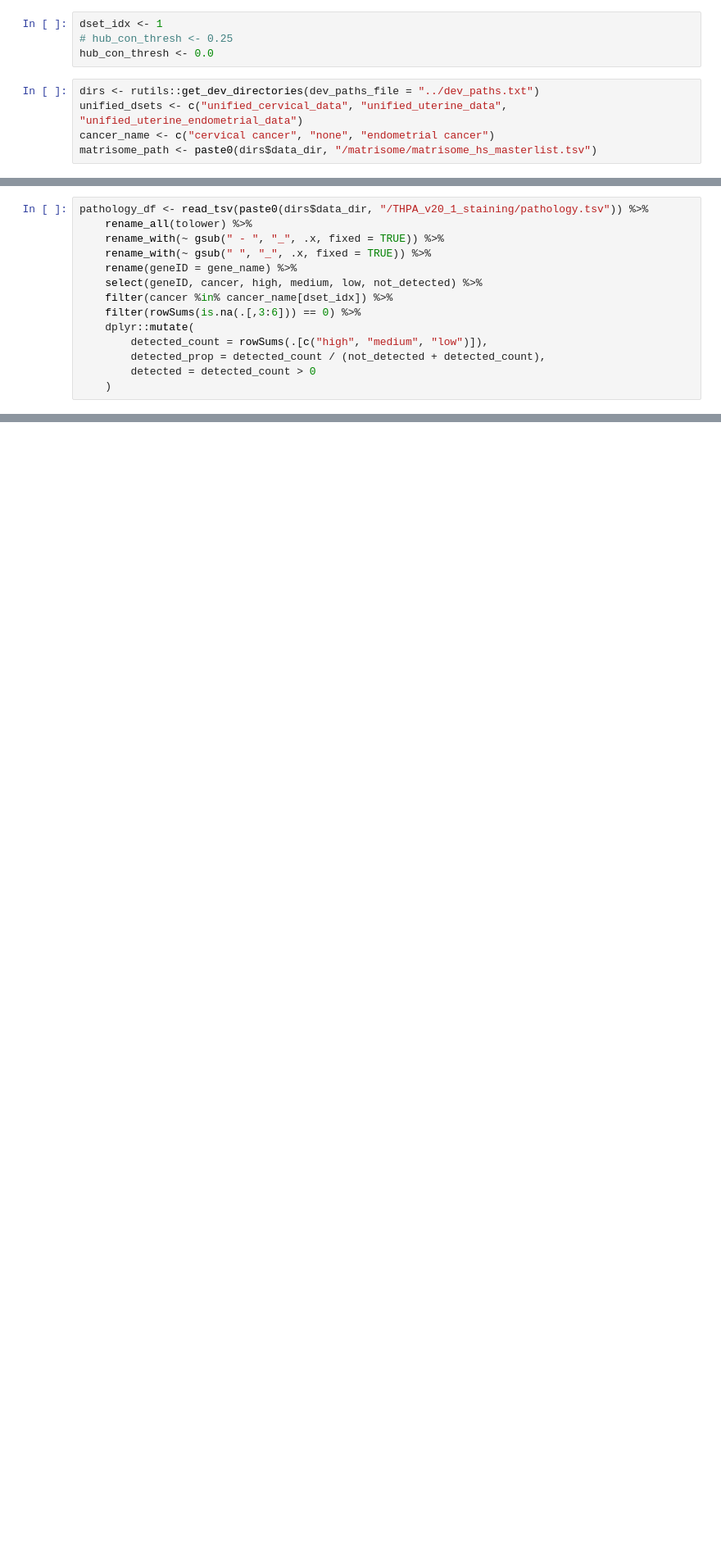
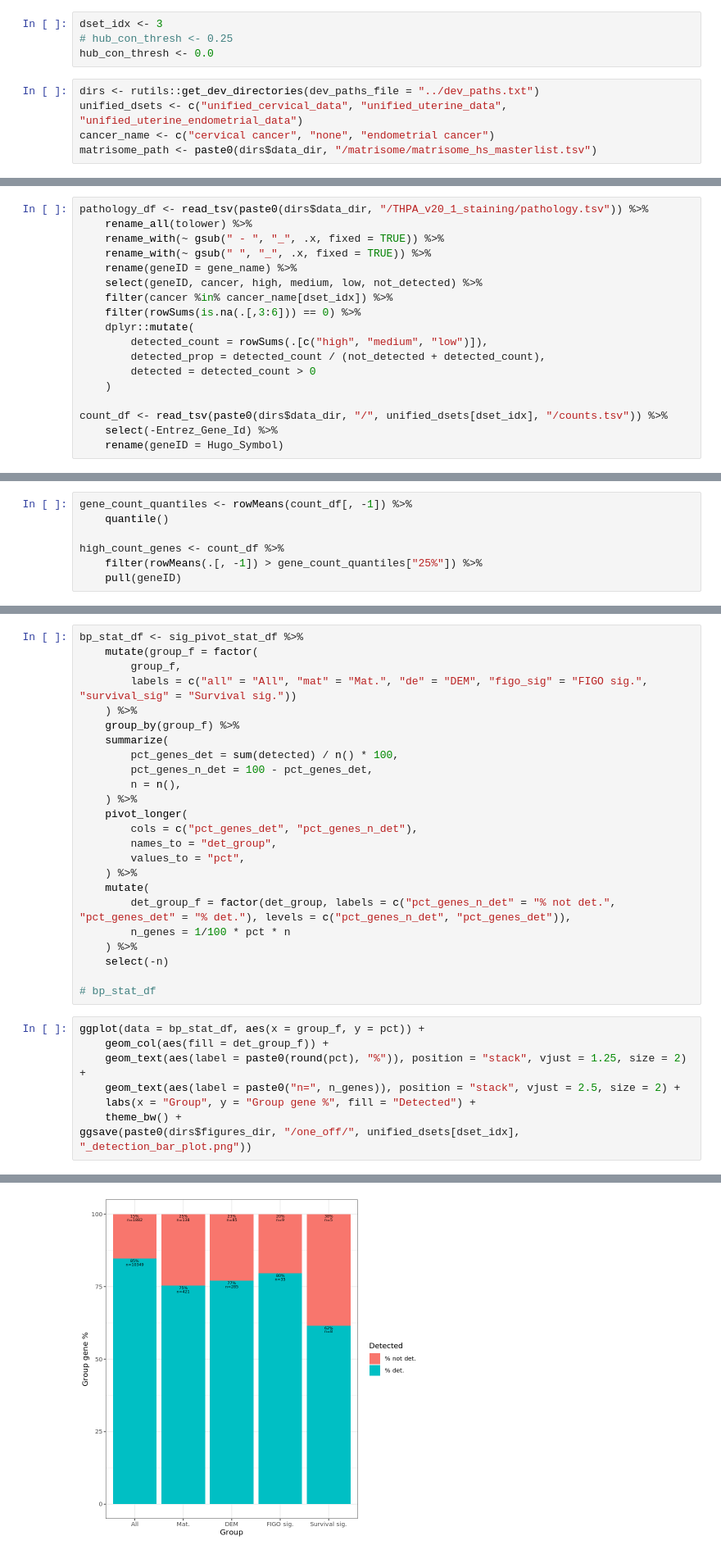
Before and after one commit to fogg-lab/characterizing-ecm-transcriptome-of-endometriosis, a Jupyter notebook: meta_analysis/protein_meta.ipynb, the cells around one changed output, grey strips where cells are left out. Shown at 82% size. Cells and saved outputs as stored; diff of their text form; blank space fills up the shorter version.

Commit message:
Some basic pathology analysis figures.

```diff
--- a/meta_analysis/protein_meta.ipynb
+++ b/meta_analysis/protein_meta.ipynb
@@ -15,7 +15,7 @@ v readr   1.4.0     v forcats 0.5.1
 x dplyr::filter() masks stats::filter()
 x dplyr::lag()    masks stats::lag()
 # %%
-dset_idx <- 1
+dset_idx <- 3
 # hub_con_thresh <- 0.25
 hub_con_thresh <- 0.0
 # %%
@@ -75,4 +75,8 @@ pathology_df <- read_tsv(paste0(dirs$data_dir, "/THPA_v20_1_staining/pathology.t
         detected_prop = detected_count / (not_detected + detected_count),
         detected = detected_count > 0
     )
+
+count_df <- read_tsv(paste0(dirs$data_dir, "/", unified_dsets[dset_idx], "/counts.tsv")) %>%
+    select(-Entrez_Gene_Id) %>%
+    rename(geneID = Hugo_Symbol)
 # %% [output]
@@ -120 +100,8 @@ A tibble: 6 × 2
+# %%
+gene_count_quantiles <- rowMeans(count_df[, -1]) %>%
+    quantile()
+
+high_count_genes <- count_df %>%
+    filter(rowMeans(.[, -1]) > gene_count_quantiles["25%"]) %>%
+    pull(geneID)
 # %%
@@ -127,0 +143,33 @@ sig_mat_path_pivot_df <- mat_path_pivot_df %>%
+# %%
+bp_stat_df <- sig_pivot_stat_df %>%
+    mutate(group_f = factor(
+        group_f,
+        labels = c("all" = "All", "mat" = "Mat.", "de" = "DEM", "figo_sig" = "FIGO sig.", "survival_sig" = "Survival sig."))
+    ) %>%
+    group_by(group_f) %>%
+    summarize(
+        pct_genes_det = sum(detected) / n() * 100,
+        pct_genes_n_det = 100 - pct_genes_det,
+        n = n(),
+    ) %>%
+    pivot_longer(
+        cols = c("pct_genes_det", "pct_genes_n_det"),
+        names_to = "det_group",
+        values_to = "pct",
+    ) %>%
+    mutate(
+        det_group_f = factor(det_group, labels = c("pct_genes_n_det" = "% not det.", "pct_genes_det" = "% det."), levels = c("pct_genes_n_det", "pct_genes_det")),
+        n_genes = 1/100 * pct * n
+    ) %>%
+    select(-n)
+
+# bp_stat_df
+# %%
+ggplot(data = bp_stat_df, aes(x = group_f, y = pct)) +
+    geom_col(aes(fill = det_group_f)) +
+    geom_text(aes(label = paste0(round(pct), "%")), position = "stack", vjust = 1.25, size = 2) +
+    geom_text(aes(label = paste0("n=", n_genes)), position = "stack", vjust = 2.5, size = 2) +
+    labs(x = "Group", y = "Group gene %", fill = "Detected") +
+    theme_bw() +
+ggsave(paste0(dirs$figures_dir, "/one_off/", unified_dsets[dset_idx], "_detection_bar_plot.png"))
+# %% [output]
@@ -127,0 +177 @@ sig_mat_path_pivot_df <- mat_path_pivot_df %>%
+[figure, added]
```
Also changed, not shown: parts of 20 cells of this notebook, 1 other file.
